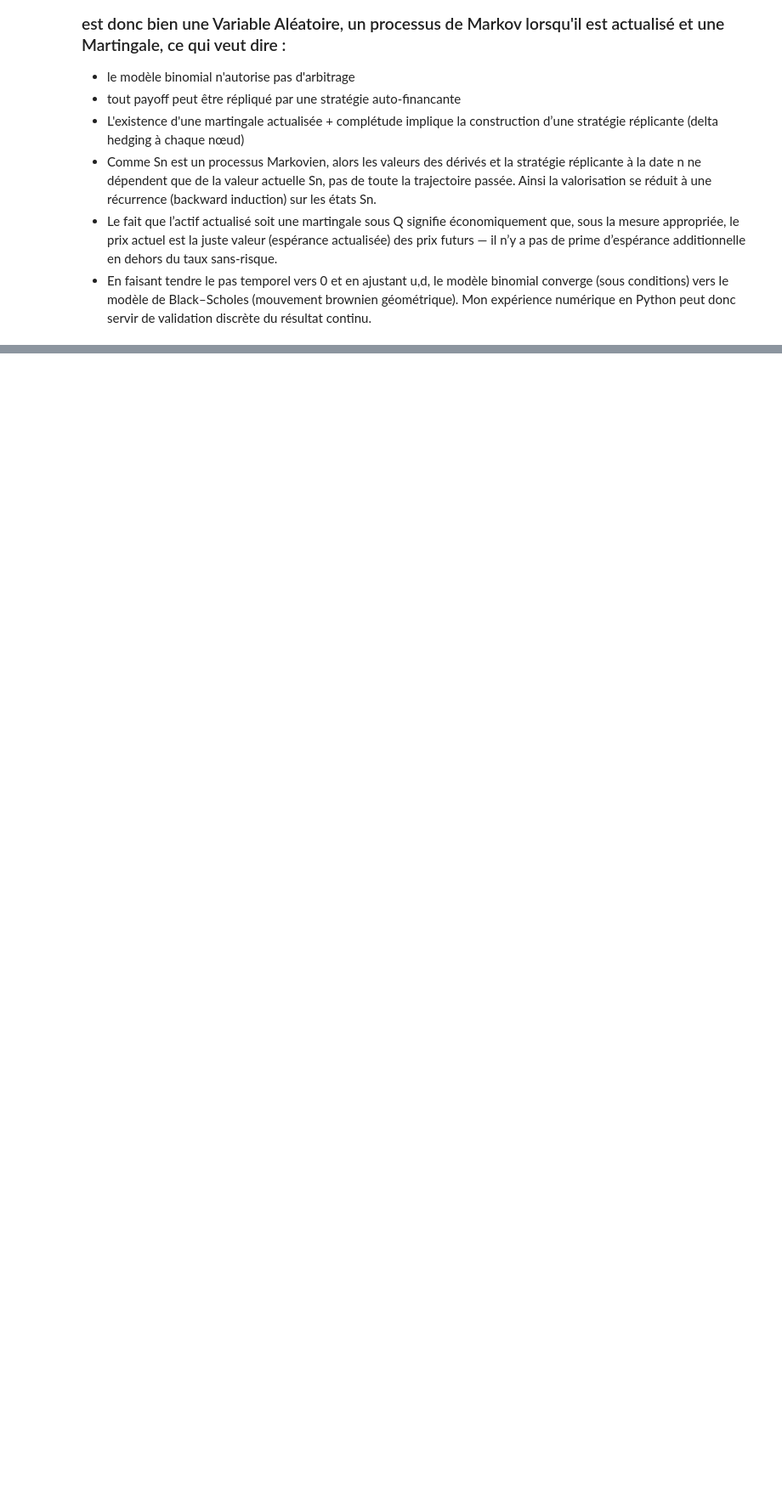
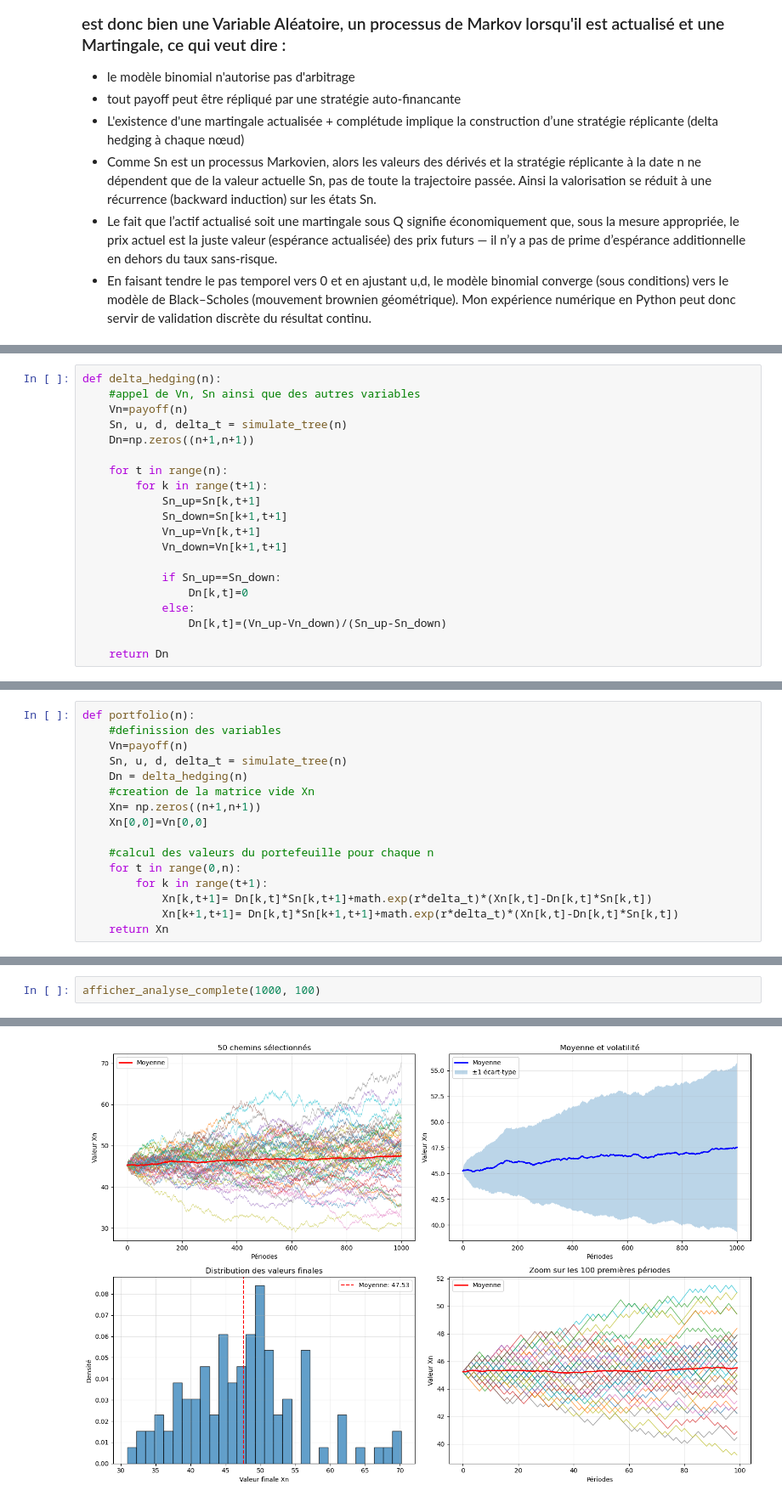
Before and after one commit to YannisMtn/Portfolio_Project, a Jupyter notebook: Binomial_Model_Pricing/Binomial_Model_Pricing_Derivatives.ipynb, the cells around one changed output, grey strips where cells are left out. Shown at 85% size. Cells and saved outputs as stored; diff of their text form; blank space fills up the shorter version.

```diff
--- a/Binomial_Model_Pricing/Binomial_Model_Pricing_Derivatives.ipynb
+++ b/Binomial_Model_Pricing/Binomial_Model_Pricing_Derivatives.ipynb
@@ -360,0 +429,20 @@ True
+# %%
+def delta_hedging(n):
+    #appel de Vn, Sn ainsi que des autres variables
+    Vn=payoff(n)
+    Sn, u, d, delta_t = simulate_tree(n)
+    Dn=np.zeros((n+1,n+1))
+
+    for t in range(n):
+        for k in range(t+1):
+            Sn_up=Sn[k,t+1]
+            Sn_down=Sn[k+1,t+1]
+            Vn_up=Vn[k,t+1]
+            Vn_down=Vn[k+1,t+1]
+
+            if Sn_up==Sn_down:
+                Dn[k,t]=0
+            else:
+                Dn[k,t]=(Vn_up-Vn_down)/(Sn_up-Sn_down)
+
+    return Dn
@@ -360,0 +468,16 @@ True
+# %%
+def portfolio(n):
+    #definission des variables
+    Vn=payoff(n)
+    Sn, u, d, delta_t = simulate_tree(n)
+    Dn = delta_hedging(n)
+    #creation de la matrice vide Xn
+    Xn= np.zeros((n+1,n+1))
+    Xn[0,0]=Vn[0,0]
+
+    #calcul des valeurs du portefeuille pour chaque n
+    for t in range(0,n):
+        for k in range(t+1):
+            Xn[k,t+1]= Dn[k,t]*Sn[k,t+1]+math.exp(r*delta_t)*(Xn[k,t]-Dn[k,t]*Sn[k,t])
+            Xn[k+1,t+1]= Dn[k,t]*Sn[k+1,t+1]+math.exp(r*delta_t)*(Xn[k,t]-Dn[k,t]*Sn[k,t])
+    return Xn
@@ -360,0 +651,3 @@ True
+# %%
+afficher_analyse_complete(1000, 100)
+# %% [output]
@@ -360,0 +655 @@ True
+[figure, added]
```
Also changed, not shown: parts of 17 cells of this notebook.
